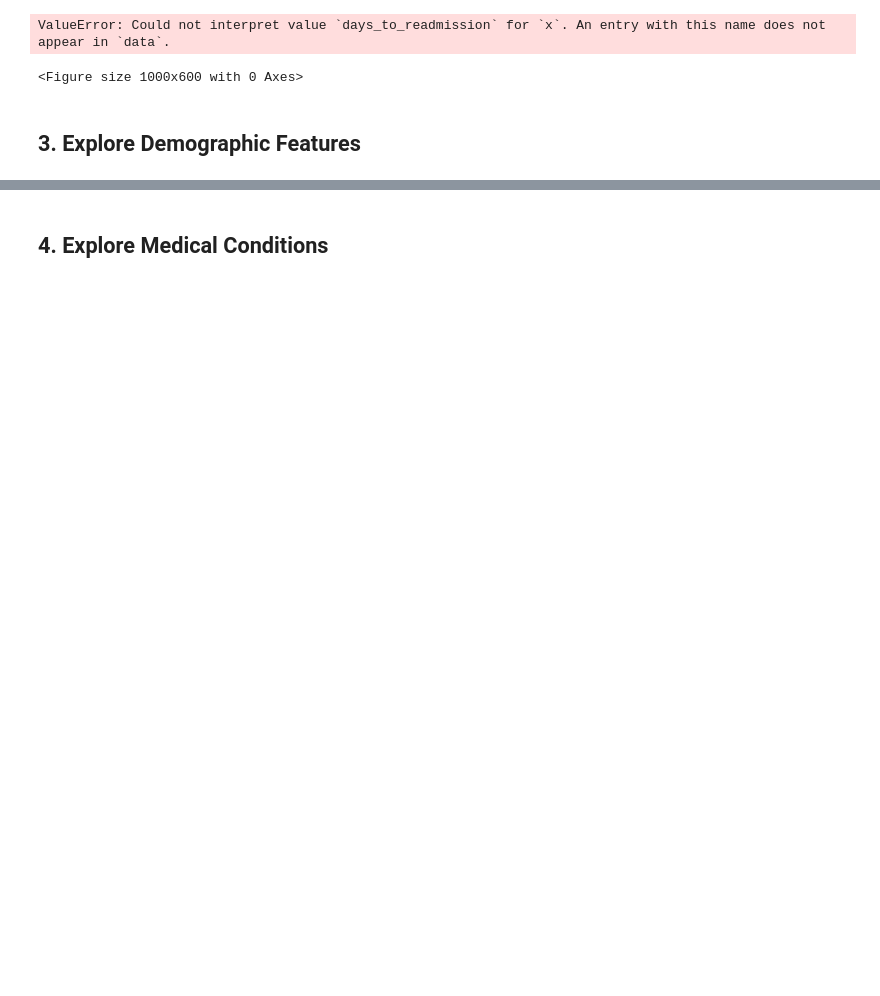
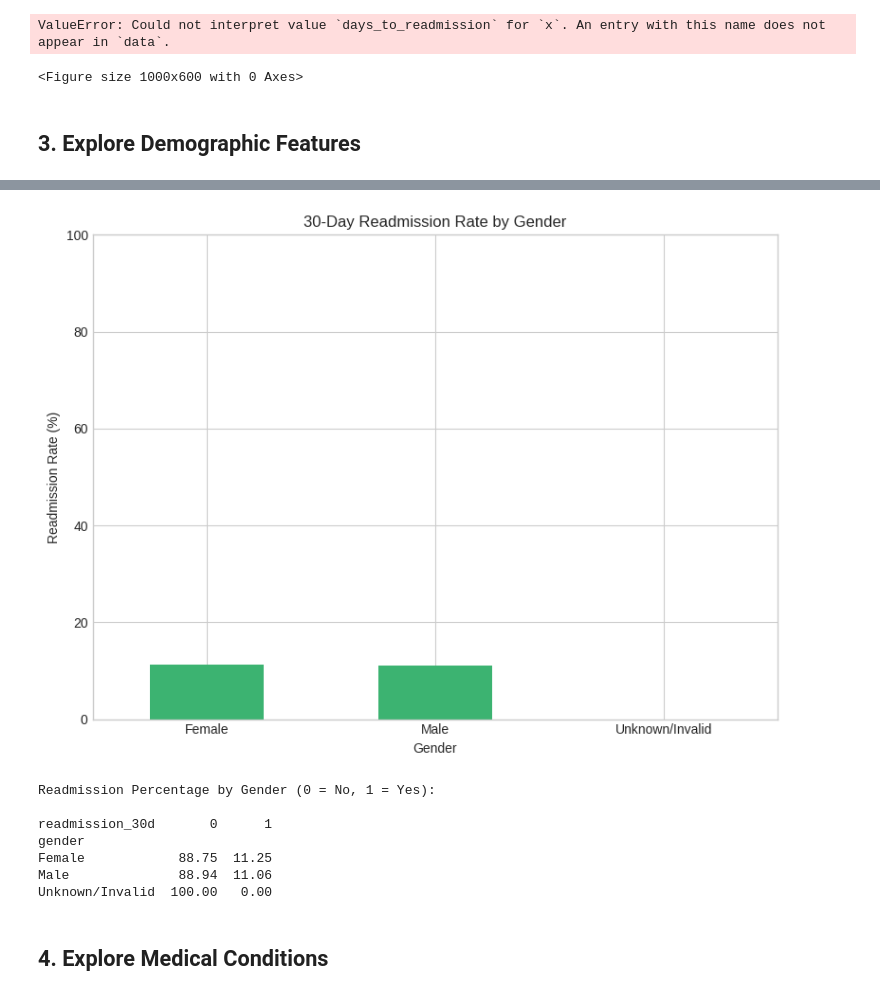
Before and after one commit to Shridhar7-8/Data-Visualization-Project, a Jupyter notebook: notebooks/01_data_exploration.ipynb, the cells around one changed output, grey strips where cells are left out. Drawn from its saved outputs; the diff is of its cells as text; code cells hidden in the pictures; blank space fills up the shorter version.

```diff
--- a/notebooks/01_data_exploration.ipynb
+++ b/notebooks/01_data_exploration.ipynb
@@ -246,17 +263,34 @@ print(f"Average age of patients readmitted: {age_by_readmission[1]:.1f} years")
 # %%
-# Gender distribution by readmission status
+# Crosstab: gender vs readmission_30d
 gender_readmission = pd.crosstab(data['gender'], data['readmission_30d'])
+
+# Normalize to percentages
 gender_readmission_pct = gender_readmission.div(gender_readmission.sum(axis=1), axis=0) * 100
 
-plt.figure(figsize=(10, 6))
-gender_readmission_pct[1].plot(kind='bar')
-plt.title('Readmission Rate by Gender')
+# Plot only the percentage of those readmitted (value = 1)
+plt.figure(figsize=(8, 6))
+gender_readmission_pct[1].plot(kind='bar', color='mediumseagreen')
+
+plt.title('30-Day Readmission Rate by Gender')
 plt.xlabel('Gender')
 plt.ylabel('Readmission Rate (%)')
 plt.xticks(rotation=0)
+plt.ylim(0, 100)
+plt.tight_layout()
 plt.show()
 
-print(gender_readmission_pct)
+# Print percentage table
+print("Readmission Percentage by Gender (0 = No, 1 = Yes):\n")
+print(gender_readmission_pct.round(2))
+# %% [output]
+[figure, added]
+Readmission Percentage by Gender (0 = No, 1 = Yes):
+
+readmission_30d       0      1
+gender
+Female            88.75  11.25
+Male              88.94  11.06
+Unknown/Invalid  100.00   0.00
 # %% [markdown]
 ## 4. Explore Medical Conditions
 # %%
```
Also changed, not shown: parts of 14 cells of this notebook.
